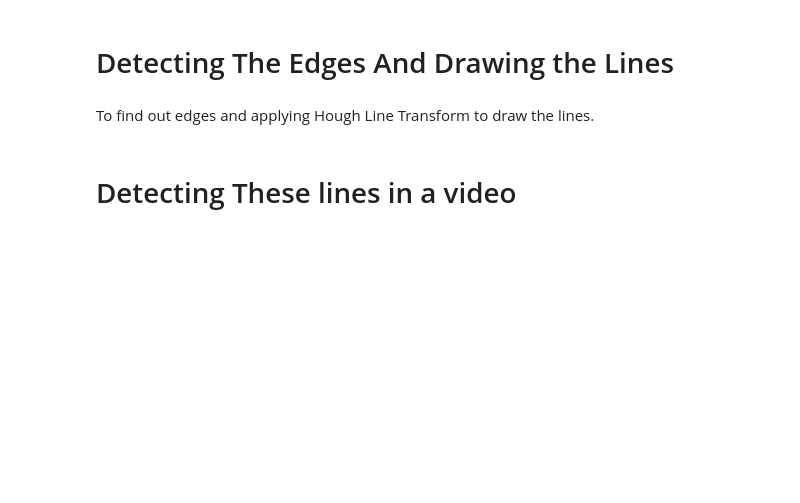
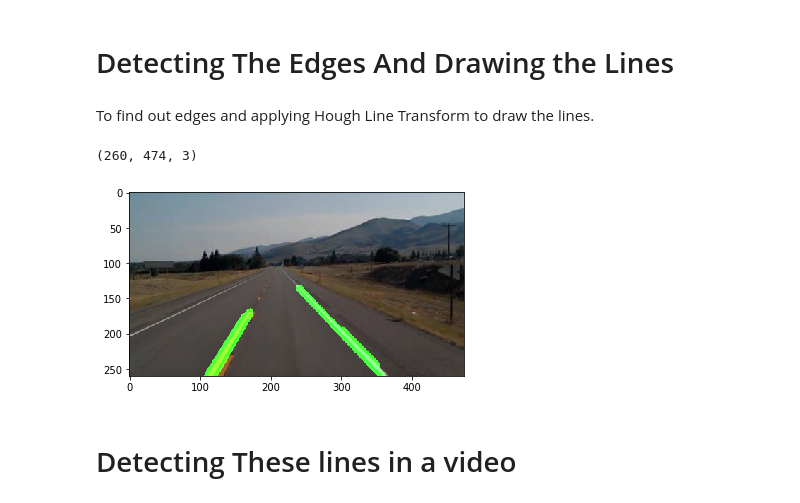
Before and after one commit to VisionAILab/Training, a Jupyter notebook: Adhisha_Gupta/OpenCV_Tutorial/OpenCV_Roadline_Detection/OpenCv_RoadLine.ipynb, the cells around one changed output. Cells and saved outputs as stored; diff of their text form; code cells hidden in the pictures; blank space fills up the shorter version.

```diff
--- a/Adhisha_Gupta/OpenCV_Tutorial/OpenCV_Roadline_Detection/OpenCv_RoadLine.ipynb
+++ b/Adhisha_Gupta/OpenCV_Tutorial/OpenCV_Roadline_Detection/OpenCv_RoadLine.ipynb
@@ -98,3 +68,37 @@ plt.show()
+# %%
+image = cv2.imread('road.jpg')
+image = cv2.cvtColor(image, cv2.COLOR_BGR2RGB)
+print(image.shape)
+height = image.shape[0]
+width = image.shape[1]
+
+region_of_interest_vertices = [
+    (0, height),
+    (width/2, height/2),
+    (width, height)
+]
+
+
+gray_image = cv2.cvtColor(image, cv2.COLOR_RGB2GRAY)
+canny_image = cv2.Canny(gray_image, 100, 200)
+cropped_image = region_of_interest(canny_image,
+                np.array([region_of_interest_vertices], np.int32),)
+# %% [output]
+(260, 474, 3)
+# %%
+# Applying Hough Line transform to draw the lines on the detected edges
+lines = cv2.HoughLinesP(cropped_image,
+                        rho=6,
+                        theta=np.pi/180,
+                        threshold=160,
+                        lines=np.array([]),
+                        minLineLength=40,
+                        maxLineGap=25)
+image_with_lines = draw_the_lines(image, lines)
+plt.imshow(image_with_lines)
+plt.show()
+# %% [output]
+[figure, added]
 # %% [markdown]
 # Detecting These lines in a video
 # %%
```
Also changed, not shown: parts of 6 cells of this notebook, 1 other file.
